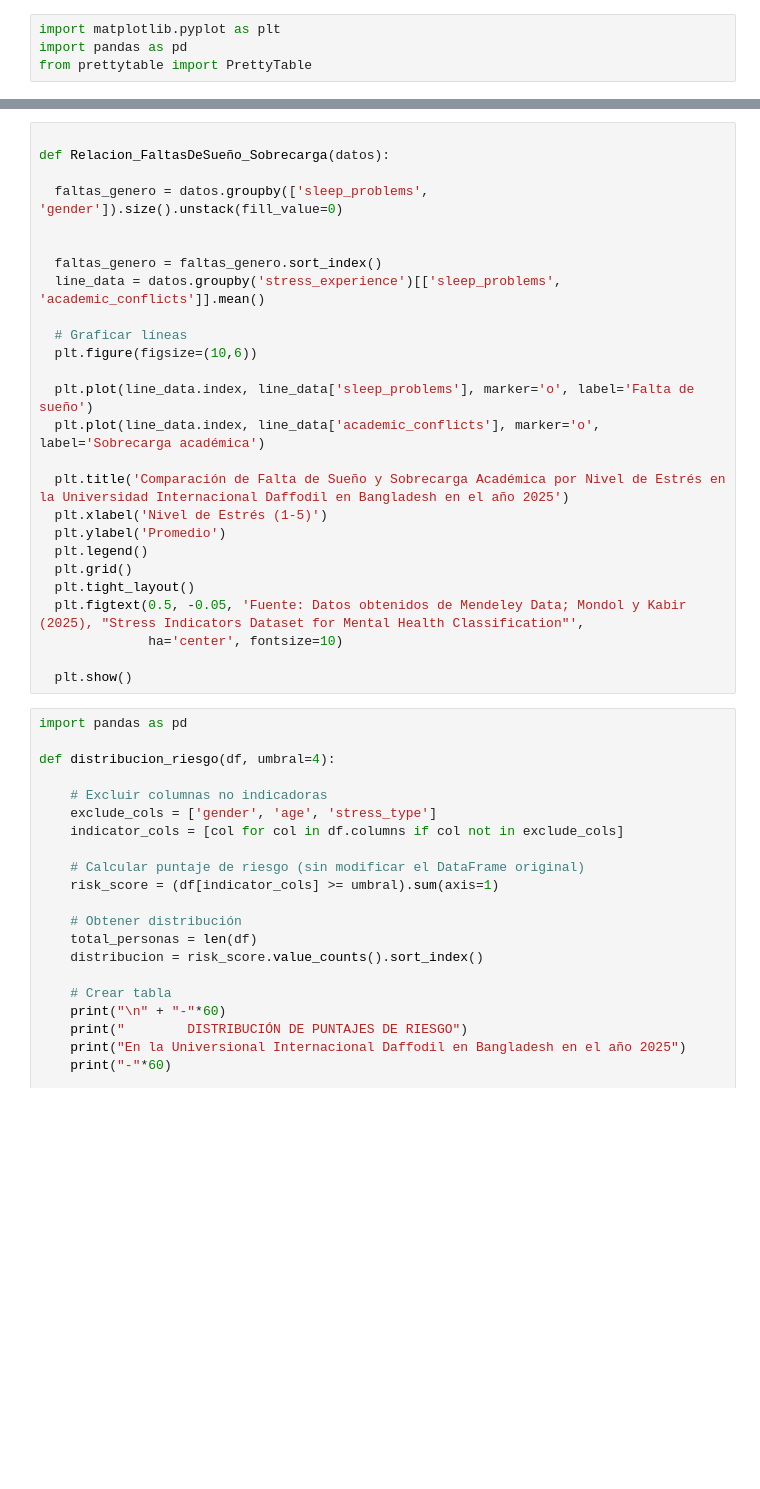
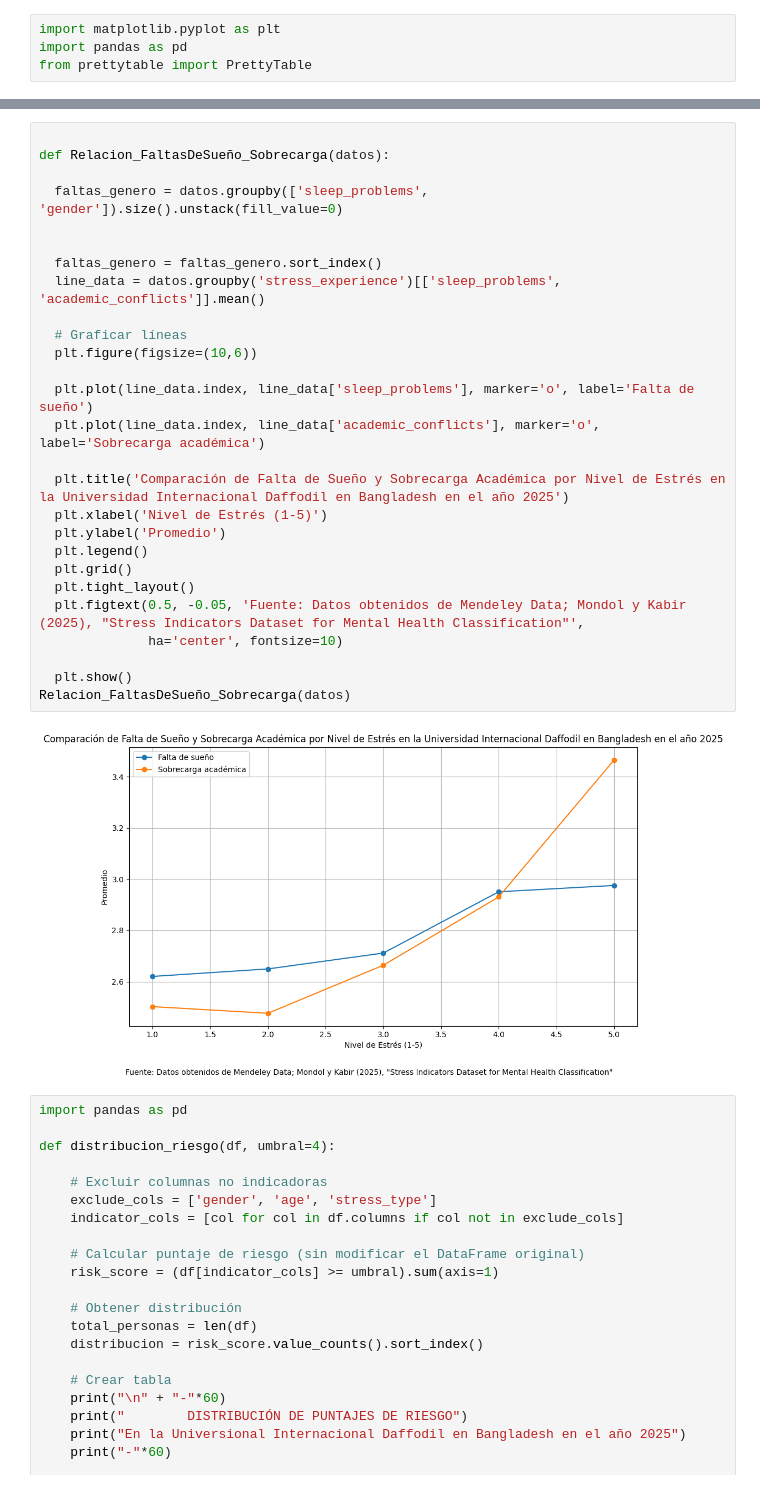
Before and after one commit to BrayanAQ/Analisis-del-estres-acad-mico-en-estudiantes-universitarios-de-Bangladesh-mediante-Python-en-el-2025, a Jupyter notebook: Funciones_proyecto.ipynb, the cells around one changed output, grey strips where cells are left out. Saved outputs shown, nothing was run; the diff lists cells and outputs as text; blank space fills up the shorter version.

```diff
--- a/Funciones_proyecto.ipynb
+++ b/Funciones_proyecto.ipynb
@@ -76,29 +85,32 @@ def Relacion_Fatiga_Concentracion(datos):
 # %%
 
 def Relacion_FaltasDeSueño_Sobrecarga(datos):
 
   faltas_genero = datos.groupby(['sleep_problems', 'gender']).size().unstack(fill_value=0)
 
 
   faltas_genero = faltas_genero.sort_index()
   line_data = datos.groupby('stress_experience')[['sleep_problems', 'academic_conflicts']].mean()
 
   # Graficar líneas
   plt.figure(figsize=(10,6))
 
   plt.plot(line_data.index, line_data['sleep_problems'], marker='o', label='Falta de sueño')
   plt.plot(line_data.index, line_data['academic_conflicts'], marker='o', label='Sobrecarga académica')
 
   plt.title('Comparación de Falta de Sueño y Sobrecarga Académica por Nivel de Estrés en la Universidad Internacional Daffodil en Bangladesh en el año 2025')
   plt.xlabel('Nivel de Estrés (1-5)')
   plt.ylabel('Promedio')
   plt.legend()
   plt.grid()
   plt.tight_layout()
   plt.figtext(0.5, -0.05, 'Fuente: Datos obtenidos de Mendeley Data; Mondol y Kabir (2025), "Stress Indicators Dataset for Mental Health Classification"',
               ha='center', fontsize=10)
 
   plt.show()
+Relacion_FaltasDeSueño_Sobrecarga(datos)
+# %% [output]
+[figure, added]
 # %%
 import pandas as pd
 
```
Also changed, not shown: parts of 7 cells of this notebook.
